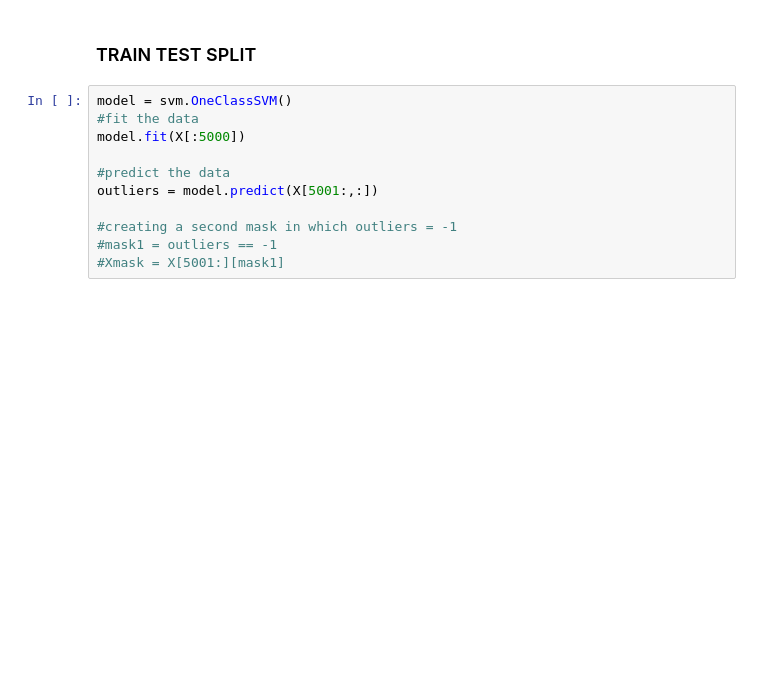
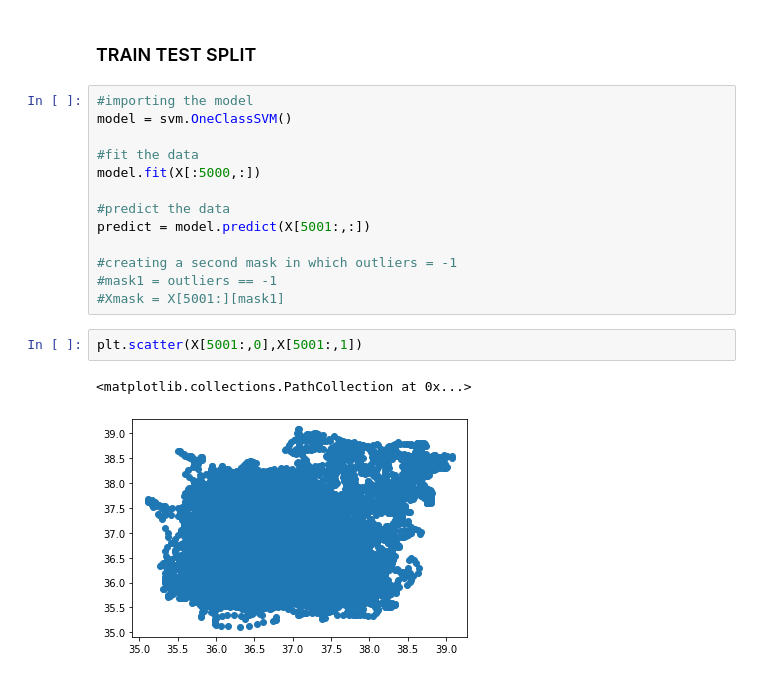
Before and after one commit to sheyaa/caterpillar_mset, a Jupyter notebook: Mice_SVM.ipynb, the cells around one changed output. Saved outputs shown, nothing was run; the diff lists cells and outputs as text; blank space fills up the shorter version.

```diff
--- a/Mice_SVM.ipynb
+++ b/Mice_SVM.ipynb
@@ -65,15 +71,22 @@ array([[35.81, 36.78, 37.54],
 # %% [markdown]
 ### TRAIN TEST SPLIT
 # %%
+#importing the model
 model = svm.OneClassSVM()
+
 #fit the data
-model.fit(X[:5000])
+model.fit(X[:5000,:])
 
 #predict the data
-outliers = model.predict(X[5001:,:])
+predict = model.predict(X[5001:,:])
 
 #creating a second mask in which outliers = -1
 #mask1 = outliers == -1
 #Xmask = X[5001:][mask1]
+# %%
+plt.scatter(X[5001:,0],X[5001:,1])
+# %% [output]
+<matplotlib.collections.PathCollection at 0x...>
+[figure, added]
 # %%
 #plotting the scatterplot
```
Also changed, not shown: parts of 21 cells of this notebook, 2 other files.
